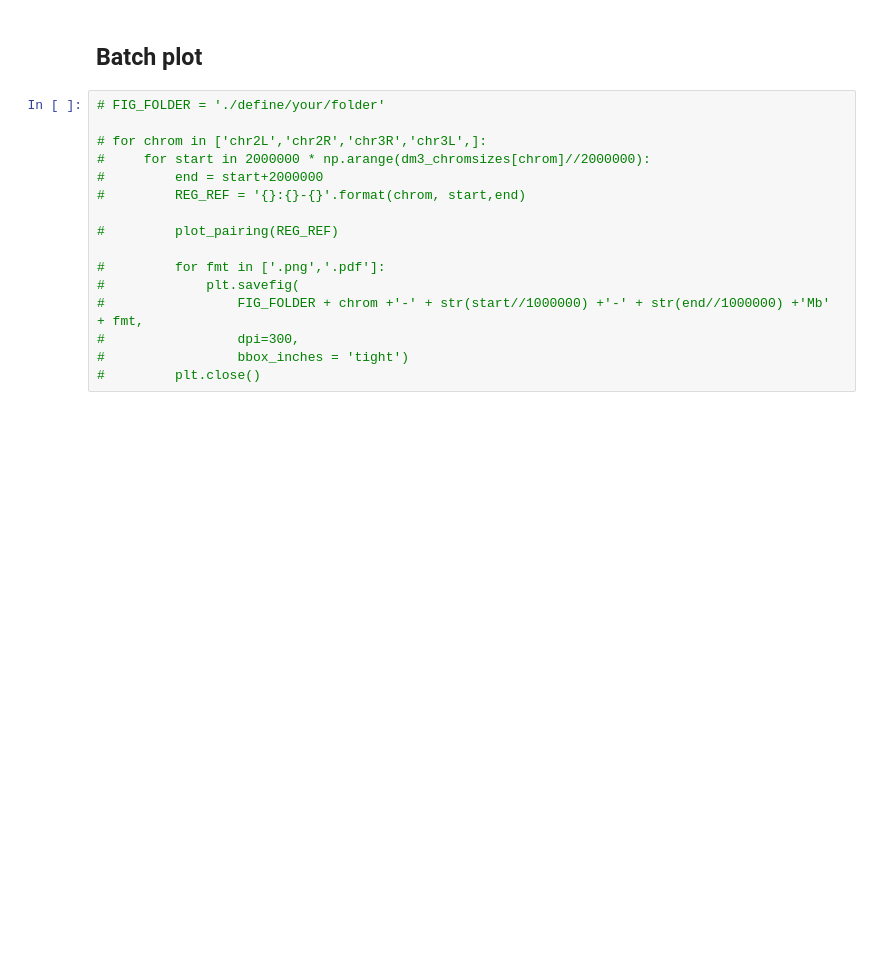
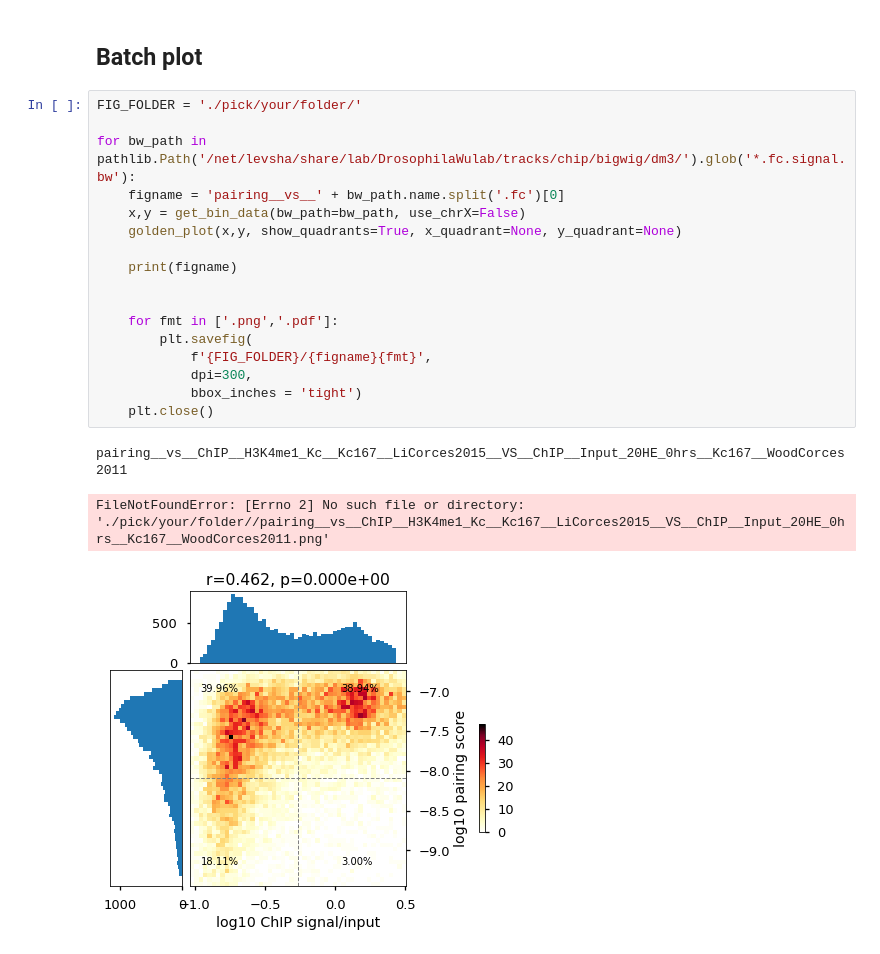
Before and after one commit to golobor/homolog-pairing, a Jupyter notebook: 2018-02-14-golden-plotter.ipynb, the cells around one changed output. Drawn from its saved outputs; the diff is of its cells as text; blank space fills up the shorter version.

```diff
--- a/2018-02-14-golden-plotter.ipynb
+++ b/2018-02-14-golden-plotter.ipynb
@@ -239,18 +249,23 @@ plt.yticks([])
 # %% [markdown]
 ## Batch plot
-# %%
-# FIG_FOLDER = './define/your/folder'
-
-# for chrom in ['chr2L','chr2R','chr3R','chr3L',]:
-#     for start in 2000000 * np.arange(dm3_chromsizes[chrom]//2000000):
-#         end = start+2000000
-#         REG_REF = '{}:{}-{}'.format(chrom, start,end)
-
-#         plot_pairing(REG_REF)
-
-#         for fmt in ['.png','.pdf']:
-#             plt.savefig(
-#                 FIG_FOLDER + chrom +'-' + str(start//1000000) +'-' + str(end//1000000) +'Mb'  + fmt,
-#                 dpi=300,
-#                 bbox_inches = 'tight')
-#         plt.close()
+# %%
+FIG_FOLDER = './pick/your/folder/'
+
+for bw_path in pathlib.Path('/net/levsha/share/lab/DrosophilaWulab/tracks/chip/bigwig/dm3/').glob('*.fc.signal.bw'):
+    figname = 'pairing__vs__' + bw_path.name.split('.fc')[0]
+    x,y = get_bin_data(bw_path=bw_path, use_chrX=False)
+    golden_plot(x,y, show_quadrants=True, x_quadrant=None, y_quadrant=None)
+
+    print(figname)
+
+
+    for fmt in ['.png','.pdf']:
+        plt.savefig(
+            f'{FIG_FOLDER}/{figname}{fmt}',
+            dpi=300,
+            bbox_inches = 'tight')
+    plt.close()
+# %% [output]
+pairing__vs__ChIP__H3K4me1_Kc__Kc167__LiCorces2015__VS__ChIP__Input_20HE_0hrs__Kc167__WoodCorces2011
+FileNotFoundError: [Errno 2] No such file or directory: './pick/your/folder//pairing__vs__ChIP__H3K4me1_Kc__Kc167__LiCorces2015__VS__ChIP__Input_20HE_0hrs__Kc167__WoodCorces2011.png'
+[figure, added]
```
Also changed, not shown: parts of 14 cells of this notebook.
